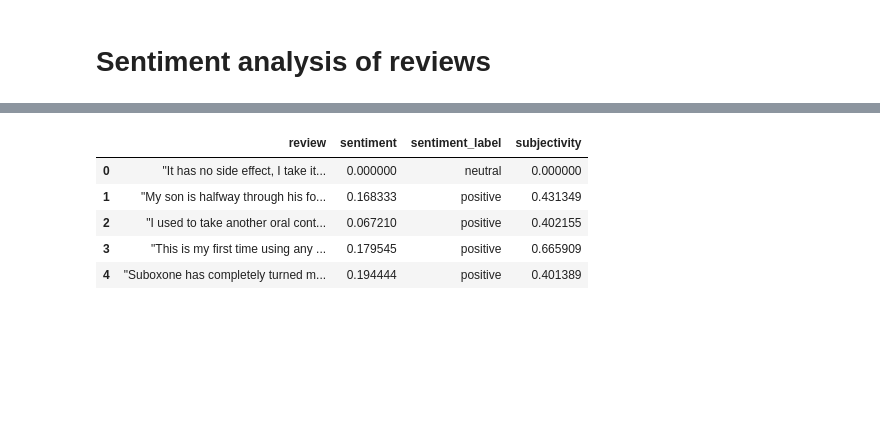
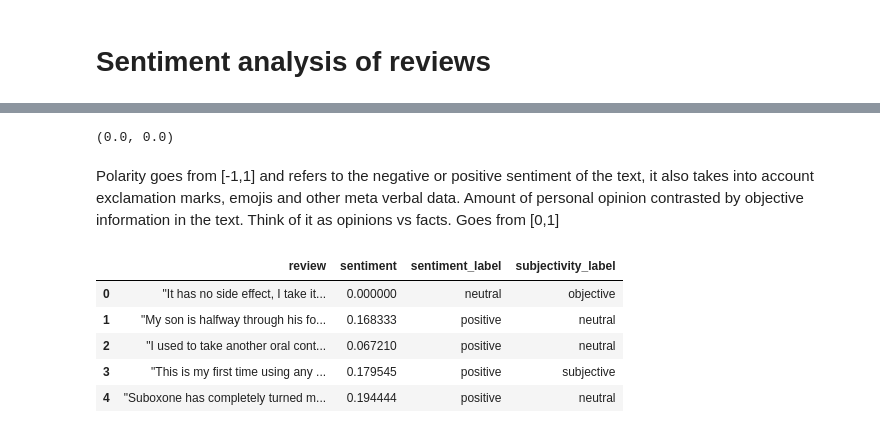
Before and after one commit to sormazabal/Fintech_G1, a Jupyter notebook: data_explo.ipynb, the cells around one changed output, grey strips where cells are left out. Saved outputs shown, nothing was run; the diff lists cells and outputs as text; code cells hidden in the pictures; blank space fills up the shorter version.

```diff
--- a/data_explo.ipynb
+++ b/data_explo.ipynb
@@ -219,14 +230,24 @@ df['sentiment'] = df['review'].apply(get_polarity)
-# %%
-df['subjectivity'] = df['review'].apply(get_intensity)
-# Amount of personal opinion contrasted by objective information in the text. Think of it as opinions vs facts.
+# %%
+get_sentiment(df['review'][0])
+# %% [output]
+(0.0, 0.0)
+# %%
+# Sentiment Score for Review
+df['sentiment'] = df['review'].apply(get_polarity)
+df['subjectivity'] = df['review'].apply(get_subjectivity)
+# %% [markdown]
+Polarity goes from [-1,1] and refers to the negative or positive sentiment of the text, it also takes into account exclamation marks, emojis and other meta verbal data.
+Amount of personal opinion contrasted by objective information in the text. Think of it as opinions vs facts. Goes from [0,1]
 # %%
-df['sentiment_label'] = df['review'].apply(get_sentiment_label)
+df['sentiment_label'] = df['sentiment'].apply(get_polarity_label)
+# %%
+df['subjectivity_label'] = df['subjectivity'].apply(get_subjectivity_label)
 # %%
-df[['review','sentiment','sentiment_label', 'subjectivity']].head()
+df[['review','sentiment','sentiment_label', 'subjectivity_label']].head()
 # %% [output]
-|  | review | sentiment | sentiment_label | subjectivity |
-| 0 | "It has no side effect, I take it... | 0.000000 | neutral | 0.000000 |
-| 1 | "My son is halfway through his fo... | 0.168333 | positive | 0.431349 |
-| 2 | "I used to take another oral cont... | 0.067210 | positive | 0.402155 |
-| 3 | "This is my first time using any ... | 0.179545 | positive | 0.665909 |
-| 4 | "Suboxone has completely turned m... | 0.194444 | positive | 0.401389 |
+|  | review | sentiment | sentiment_label | subjectivity_label |
+| 0 | "It has no side effect, I take it... | 0.000000 | neutral | objective |
+| 1 | "My son is halfway through his fo... | 0.168333 | positive | neutral |
+| 2 | "I used to take another oral cont... | 0.067210 | positive | neutral |
+| 3 | "This is my first time using any ... | 0.179545 | positive | subjective |
+| 4 | "Suboxone has completely turned m... | 0.194444 | positive | neutral |
```
Also changed, not shown: parts of 7 cells of this notebook.
